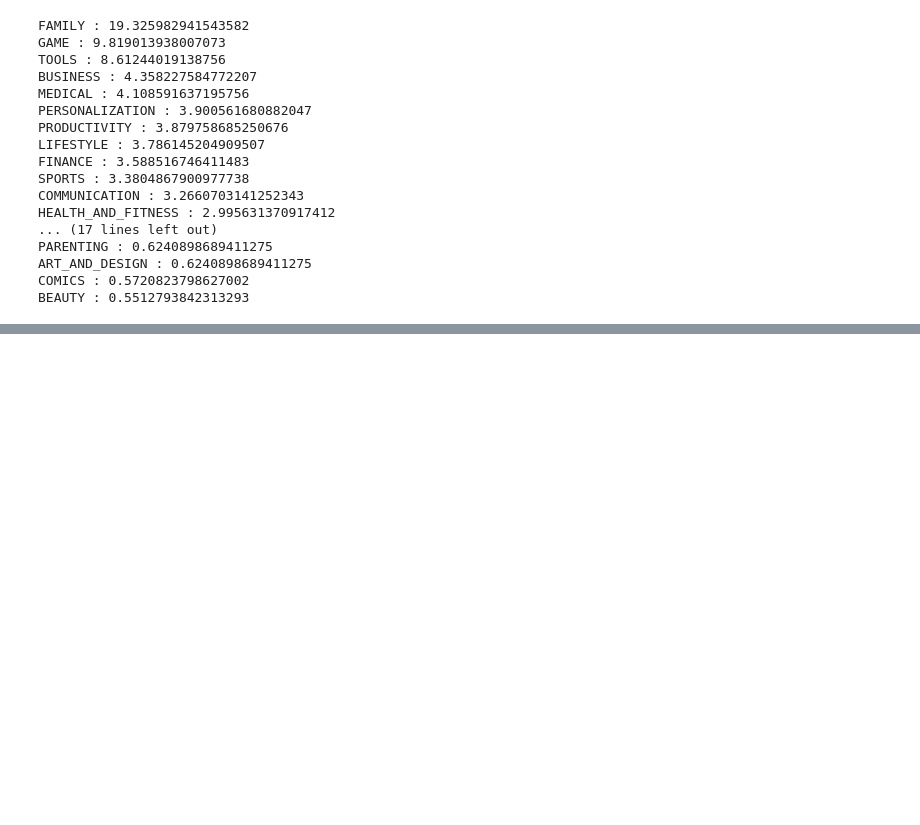
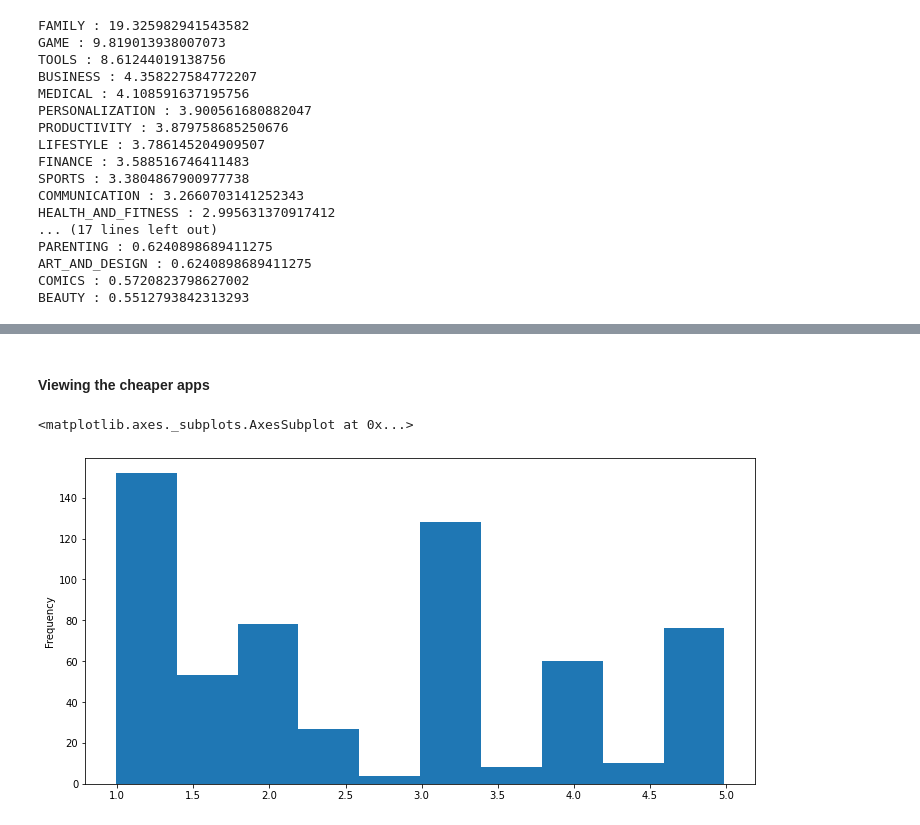
Before and after one commit to AnanduR32/Datascience, a Jupyter notebook: Case Studies/Python/Profitable App Profiles for the App Store and Google Play Markets/Basics.ipynb, the cells around one changed output, grey strips where cells are left out. Drawn from its saved outputs; the diff is of its cells as text; code cells hidden in the pictures; blank space fills up the shorter version.

```diff
--- a/Case Studies/Python/Profitable App Profiles for the App Store and Google Play Markets/Basics.ipynb
+++ b/Case Studies/Python/Profitable App Profiles for the App Store and Google Play Markets/Basics.ipynb
@@ -379,0 +500,7 @@ BEAUTY : 0.5512793842313293
+# %% [markdown]
+#### Viewing the cheaper apps
+# %%
+affordable_apps['Price'][cheap].plot(kind = "hist", figsize=(12,6))
+# %% [output]
+<matplotlib.axes._subplots.AxesSubplot at 0x...>
+[figure, added]
```
Also changed, not shown: parts of 67 cells of this notebook, 5 other files.
